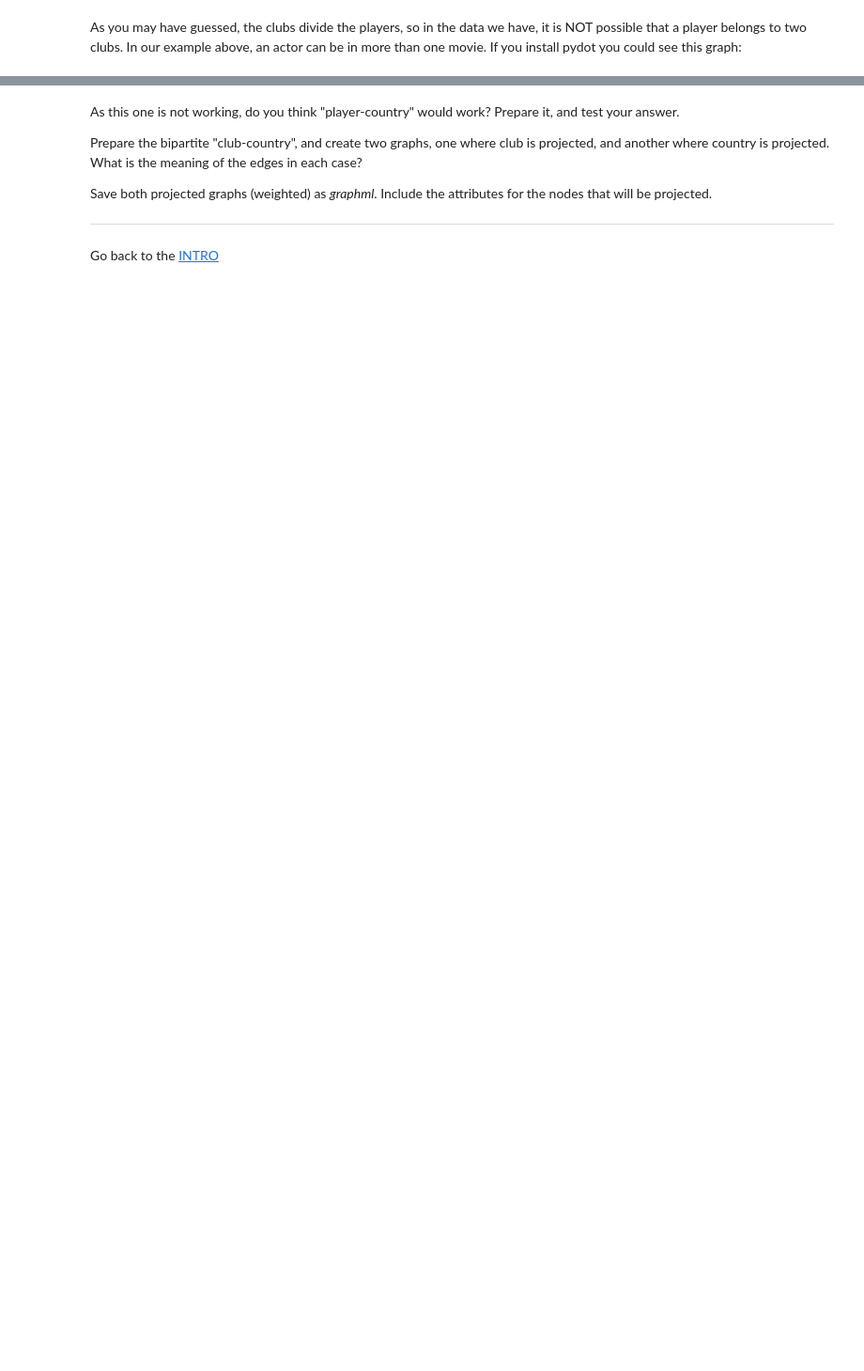
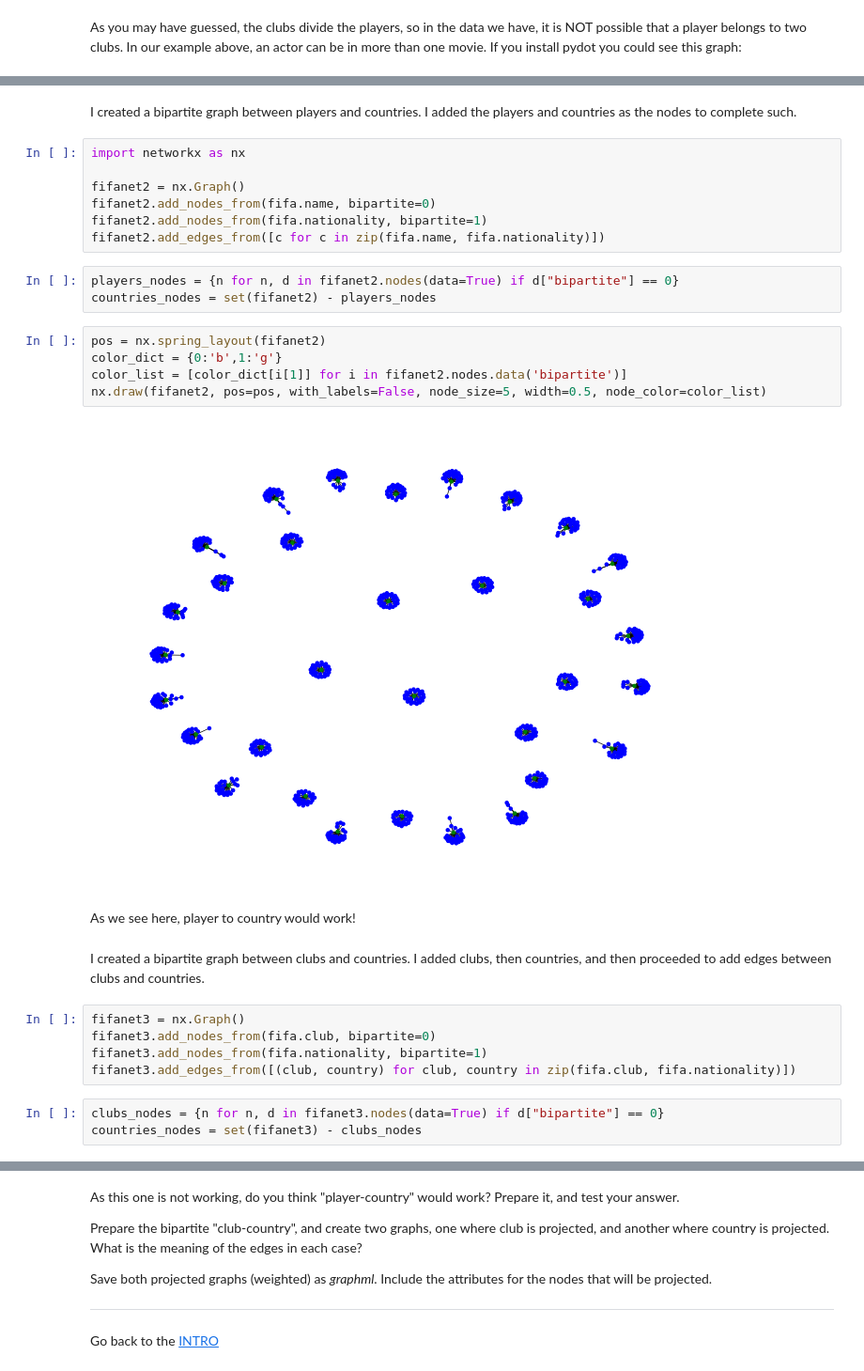
Before and after one commit to jaredjimenezjenkins/HW2_repo, a Jupyter notebook: case3.ipynb, the cells around one changed output, grey strips where cells are left out. Shown at 94% size. Saved outputs shown, nothing was run; the diff lists cells and outputs as text; blank space fills up the shorter version.

```diff
--- a/case3.ipynb
+++ b/case3.ipynb
@@ -103,0 +104,31 @@ nx.draw(fifanet1, pos=pos, with_labels=False, node_size=10, node_color = color_l
+# %% [markdown]
+I created a bipartite graph between players and countries. I added the players and countries as the nodes to complete such.
+# %%
+import networkx as nx
+
+fifanet2 = nx.Graph()
+fifanet2.add_nodes_from(fifa.name, bipartite=0)
+fifanet2.add_nodes_from(fifa.nationality, bipartite=1)
+fifanet2.add_edges_from([c for c in zip(fifa.name, fifa.nationality)])
+# %%
+players_nodes = {n for n, d in fifanet2.nodes(data=True) if d["bipartite"] == 0}
+countries_nodes = set(fifanet2) - players_nodes
+# %%
+pos = nx.spring_layout(fifanet2)
+color_dict = {0:'b',1:'g'}
+color_list = [color_dict[i[1]] for i in fifanet2.nodes.data('bipartite')]
+nx.draw(fifanet2, pos=pos, with_labels=False, node_size=5, width=0.5, node_color=color_list)
+# %% [output]
+[figure, added]
+# %% [markdown]
+As we see here, player to country would work!
+# %% [markdown]
+I created a bipartite graph between clubs and countries. I added clubs, then countries, and then proceeded to add edges between clubs and countries.
+# %%
+fifanet3 = nx.Graph()
+fifanet3.add_nodes_from(fifa.club, bipartite=0)
+fifanet3.add_nodes_from(fifa.nationality, bipartite=1)
+fifanet3.add_edges_from([(club, country) for club, country in zip(fifa.club, fifa.nationality)])
+# %%
+clubs_nodes = {n for n, d in fifanet3.nodes(data=True) if d["bipartite"] == 0}
+countries_nodes = set(fifanet3) - clubs_nodes
```
Also changed, not shown: parts of 16 cells of this notebook.
